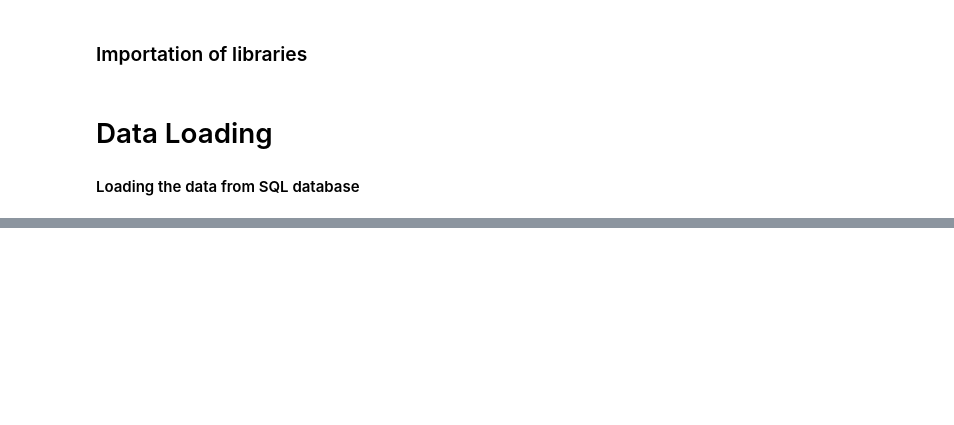
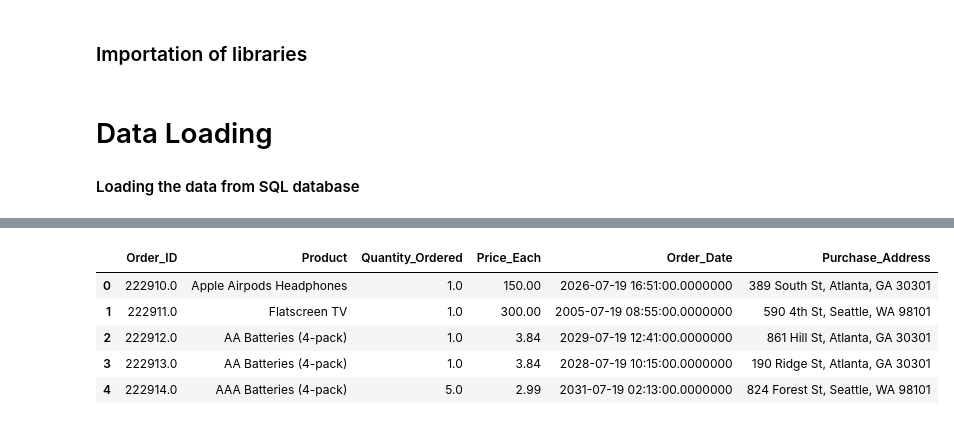
Before and after one commit to Theresah-Essuman/Sales-Data-Analysis-for-2019, a Jupyter notebook: notebook/main.ipynb, the cells around one changed output, grey strips where cells are left out. Saved outputs shown, nothing was run; the diff lists cells and outputs as text; code cells hidden in the pictures; blank space fills up the shorter version.

Commit message:
server connection and data loading

```diff
--- a/notebook/main.ipynb
+++ b/notebook/main.ipynb
@@ -87,0 +119,18 @@ except Exception as e:
+# %%
+# Define the SQL query to show specific tables in the database
+db_query = """
+        SELECT *
+        FROM Sales_July_2019
+        """
+# Read data from the SQL query result into a DataFrame
+df_Sales_July_2019 = pd.read_sql(db_query, connection)
+
+# Display the DataFrame
+df_Sales_July_2019.head()
+# %% [output]
+|  | Order_ID | Product | Quantity_Ordered | Price_Each | Order_Date | Purchase_Address |
+| 0 | 222910.0 | Apple Airpods Headphones | 1.0 | 150.00 | 2026-07-19 16:51:00.0000000 | 389 South St, Atlanta, GA 30301 |
+| 1 | 222911.0 | Flatscreen TV | 1.0 | 300.00 | 2005-07-19 08:55:00.0000000 | 590 4th St, Seattle, WA 98101 |
+| 2 | 222912.0 | AA Batteries (4-pack) | 1.0 | 3.84 | 2029-07-19 12:41:00.0000000 | 861 Hill St, Atlanta, GA 30301 |
+| 3 | 222913.0 | AA Batteries (4-pack) | 1.0 | 3.84 | 2028-07-19 10:15:00.0000000 | 190 Ridge St, Atlanta, GA 30301 |
+| 4 | 222914.0 | AAA Batteries (4-pack) | 5.0 | 2.99 | 2031-07-19 02:13:00.0000000 | 824 Forest St, Seattle, WA 98101 |
```
Also changed, not shown: parts of 20 cells of this notebook, 6 other files.
